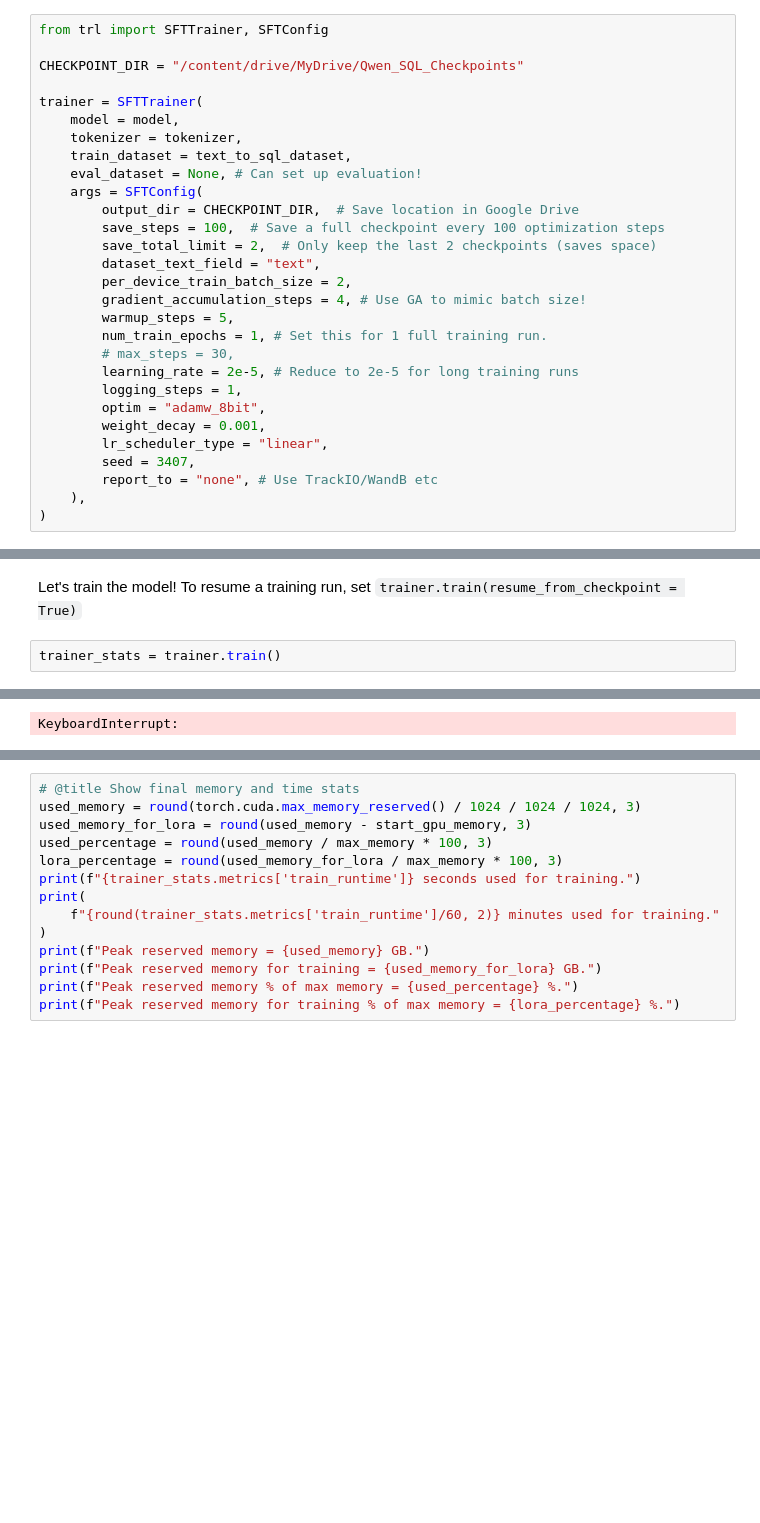
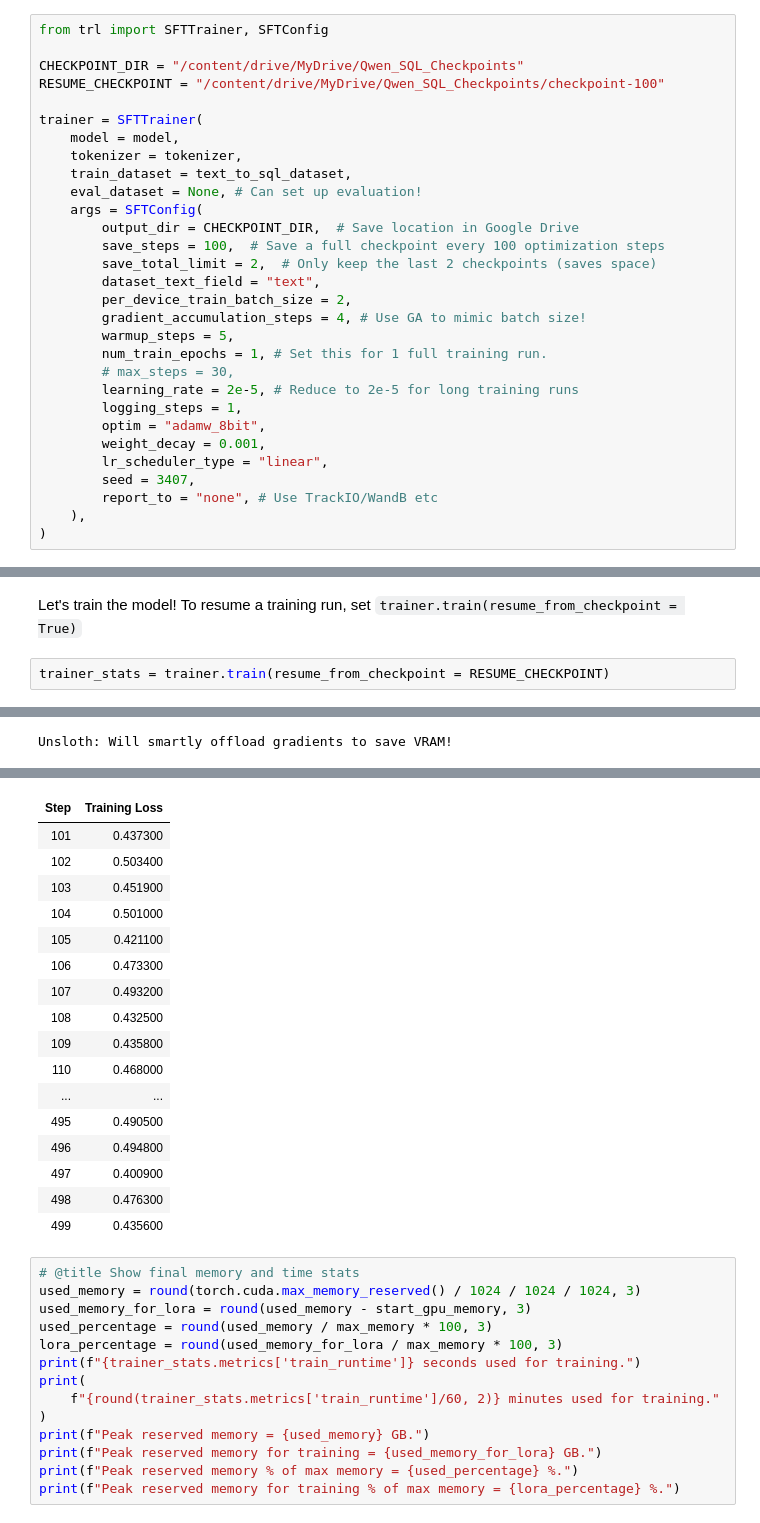
Before and after one commit to thChg/fine-tune-Qwen3-14B, a Jupyter notebook: nb/Qwen3_(32B)_A100-Reasoning-Conversational.ipynb, the cells around one changed output, grey strips where cells are left out. Drawn from its saved outputs; the diff is of its cells as text; blank space fills up the shorter version.

```diff
--- a/nb/Qwen3_(32B)_A100-Reasoning-Conversational.ipynb
+++ b/nb/Qwen3_(32B)_A100-Reasoning-Conversational.ipynb
@@ -265,6 +272,7 @@ Now let's train our model. We do 60 steps to speed things up, but you can set `n
 from trl import SFTTrainer, SFTConfig
 
 CHECKPOINT_DIR = "/content/drive/MyDrive/Qwen_SQL_Checkpoints"
+RESUME_CHECKPOINT = "/content/drive/MyDrive/Qwen_SQL_Checkpoints/checkpoint-100"
 
 trainer = SFTTrainer(
     model = model,
@@ -303,11 +311,11 @@ GPU = Tesla T4. Max memory = 14.741 GB.
 # %% [markdown]
 Let's train the model! To resume a training run, set `trainer.train(resume_from_checkpoint = True)`
 # %%
-trainer_stats = trainer.train()
+trainer_stats = trainer.train(resume_from_checkpoint = RESUME_CHECKPOINT)
 # %% [output]
 ==((====))==  Unsloth - 2x faster free finetuning | Num GPUs used = 1
    \\   /|    Num examples = 89,372 | Num Epochs = 1 | Total steps = 11,172
 O^O/ \_/ \    Batch size per device = 2 | Gradient accumulation steps = 4
 \        /    Data Parallel GPUs = 1 | Total batch size (2 x 4 x 1) = 8
  "-____-"     Trainable parameters = 128,450,560 of 14,896,757,760 (0.86% trained)
-KeyboardInterrupt:
+Unsloth: Will smartly offload gradients to save VRAM!
@@ -314,3 +323,20 @@ KeyboardInterrupt:
+| Step | Training Loss |
+| 101 | 0.437300 |
+| 102 | 0.503400 |
+| 103 | 0.451900 |
+| 104 | 0.501000 |
+| 105 | 0.421100 |
+| 106 | 0.473300 |
+| 107 | 0.493200 |
+| 108 | 0.432500 |
+| 109 | 0.435800 |
+| 110 | 0.468000 |
+| ... | ... |
+| 495 | 0.490500 |
+| 496 | 0.494800 |
+| 497 | 0.400900 |
+| 498 | 0.476300 |
+| 499 | 0.435600 |
 # %%
 # @title Show final memory and time stats
 used_memory = round(torch.cuda.max_memory_reserved() / 1024 / 1024 / 1024, 3)
```
Also changed, not shown: parts of 4 cells of this notebook.
